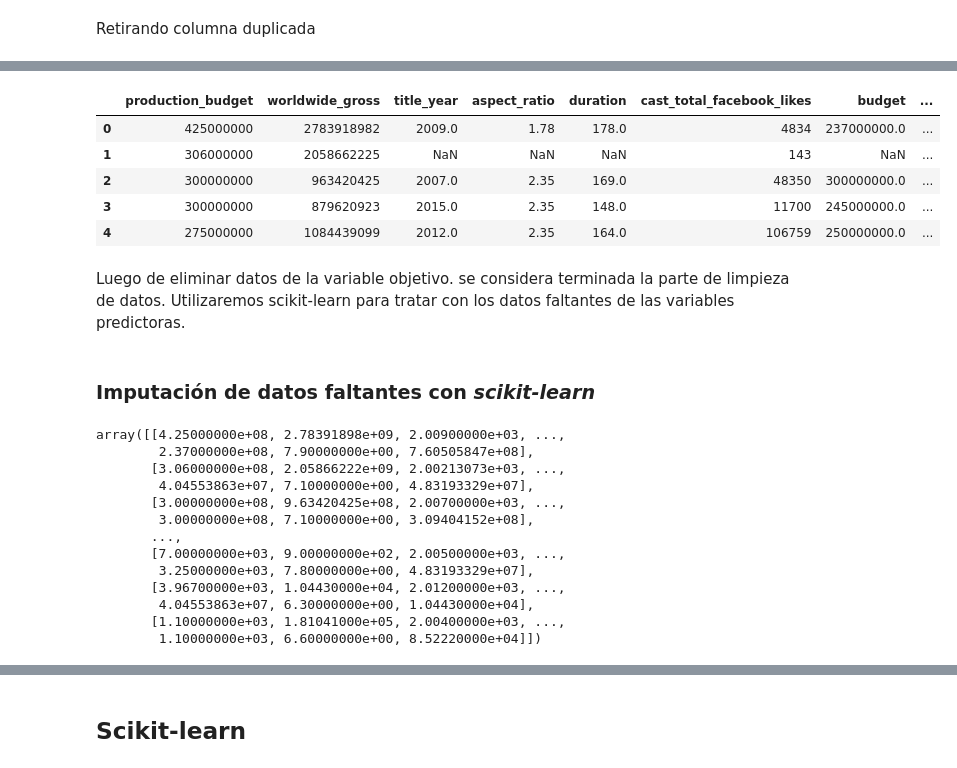
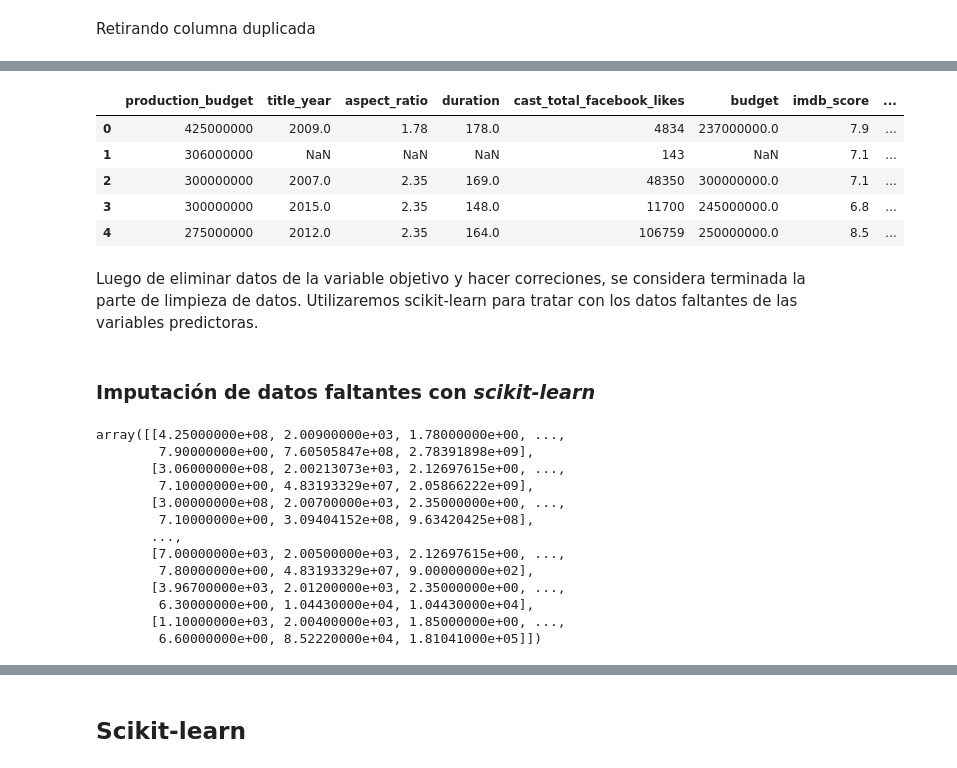
Before and after one commit to luisSantamariaCOL/MachineLearning-Journey, a Jupyter notebook: Machine Learning Projects/Prediccion de Ingresos de Peliculas/Prediccion de Ingresos de Peliculas.ipynb, the cells around one changed output, grey strips where cells are left out. Drawn from its saved outputs; the diff is of its cells as text; code cells hidden in the pictures.

```diff
--- a/Machine Learning Projects/Prediccion de Ingresos de Peliculas/Prediccion de Ingresos de Peliculas.ipynb
+++ b/Machine Learning Projects/Prediccion de Ingresos de Peliculas/Prediccion de Ingresos de Peliculas.ipynb
@@ -416,0 +419,3 @@ movies_df_v2 = movies_df_v2.drop('duration.1', axis=1)
+# %%
+new_cols = [col for col in movies_df_v2.columns if col != 'worldwide_gross'] + ['worldwide_gross']
+new_cols
@@ -417,14 +432,15 @@ movies_df_v2 = movies_df_v2.drop('duration.1', axis=1)
 # %%
+movies_df_v2 = movies_df_v2[new_cols]
 movies_df_v2.head()
 # %% [output]
-|  | production_budget | worldwide_gross | title_year | aspect_ratio | duration | cast_total_facebook_likes | budget | ... |
-| 0 | 425000000 | 2783918982 | 2009.0 | 1.78 | 178.0 | 4834 | 237000000.0 | ... |
-| 1 | 306000000 | 2058662225 | NaN | NaN | NaN | 143 | NaN | ... |
-| 2 | 300000000 | 963420425 | 2007.0 | 2.35 | 169.0 | 48350 | 300000000.0 | ... |
-| 3 | 300000000 | 879620923 | 2015.0 | 2.35 | 148.0 | 11700 | 245000000.0 | ... |
-| 4 | 275000000 | 1084439099 | 2012.0 | 2.35 | 164.0 | 106759 | 250000000.0 | ... |
+|  | production_budget | title_year | aspect_ratio | duration | cast_total_facebook_likes | budget | imdb_score | ... |
+| 0 | 425000000 | 2009.0 | 1.78 | 178.0 | 4834 | 237000000.0 | 7.9 | ... |
+| 1 | 306000000 | NaN | NaN | NaN | 143 | NaN | 7.1 | ... |
+| 2 | 300000000 | 2007.0 | 2.35 | 169.0 | 48350 | 300000000.0 | 7.1 | ... |
+| 3 | 300000000 | 2015.0 | 2.35 | 148.0 | 11700 | 245000000.0 | 6.8 | ... |
+| 4 | 275000000 | 2012.0 | 2.35 | 164.0 | 106759 | 250000000.0 | 8.5 | ... |
 # %% [markdown]
-Luego de eliminar datos de la variable objetivo. se considera terminada la parte de limpieza de datos. Utilizaremos scikit-learn para tratar con los datos faltantes de las variables predictoras.
+Luego de eliminar datos de la variable objetivo y hacer correciones, se considera terminada la parte de limpieza de datos. Utilizaremos scikit-learn para tratar con los datos faltantes de las variables predictoras.
 # %% [markdown]
 ### Imputación de datos faltantes con *scikit-learn*
 # %%
@@ -435,19 +451,19 @@ values = imputer.fit_transform(movies_df_v2)
 # %%
 values
 # %% [output]
-array([[4.25000000e+08, 2.78391898e+09, 2.00900000e+03, ...,
-        2.37000000e+08, 7.90000000e+00, 7.60505847e+08],
-       [3.06000000e+08, 2.05866222e+09, 2.00213073e+03, ...,
-        4.04553863e+07, 7.10000000e+00, 4.83193329e+07],
-       [3.00000000e+08, 9.63420425e+08, 2.00700000e+03, ...,
-        3.00000000e+08, 7.10000000e+00, 3.09404152e+08],
+array([[4.25000000e+08, 2.00900000e+03, 1.78000000e+00, ...,
+        7.90000000e+00, 7.60505847e+08, 2.78391898e+09],
+       [3.06000000e+08, 2.00213073e+03, 2.12697615e+00, ...,
+        7.10000000e+00, 4.83193329e+07, 2.05866222e+09],
+       [3.00000000e+08, 2.00700000e+03, 2.35000000e+00, ...,
+        7.10000000e+00, 3.09404152e+08, 9.63420425e+08],
        ...,
-       [7.00000000e+03, 9.00000000e+02, 2.00500000e+03, ...,
-        3.25000000e+03, 7.80000000e+00, 4.83193329e+07],
-       [3.96700000e+03, 1.04430000e+04, 2.01200000e+03, ...,
-        4.04553863e+07, 6.30000000e+00, 1.04430000e+04],
-       [1.10000000e+03, 1.81041000e+05, 2.00400000e+03, ...,
-        1.10000000e+03, 6.60000000e+00, 8.52220000e+04]])
+       [7.00000000e+03, 2.00500000e+03, 2.12697615e+00, ...,
+        7.80000000e+00, 4.83193329e+07, 9.00000000e+02],
+       [3.96700000e+03, 2.01200000e+03, 2.35000000e+00, ...,
+        6.30000000e+00, 1.04430000e+04, 1.04430000e+04],
+       [1.10000000e+03, 2.00400000e+03, 1.85000000e+00, ...,
+        6.60000000e+00, 8.52220000e+04, 1.81041000e+05]])
 # %%
 X = pd.DataFrame(values)
 X.columns = movies_df_v2.columns
```
Also changed, not shown: parts of 28 cells of this notebook.
